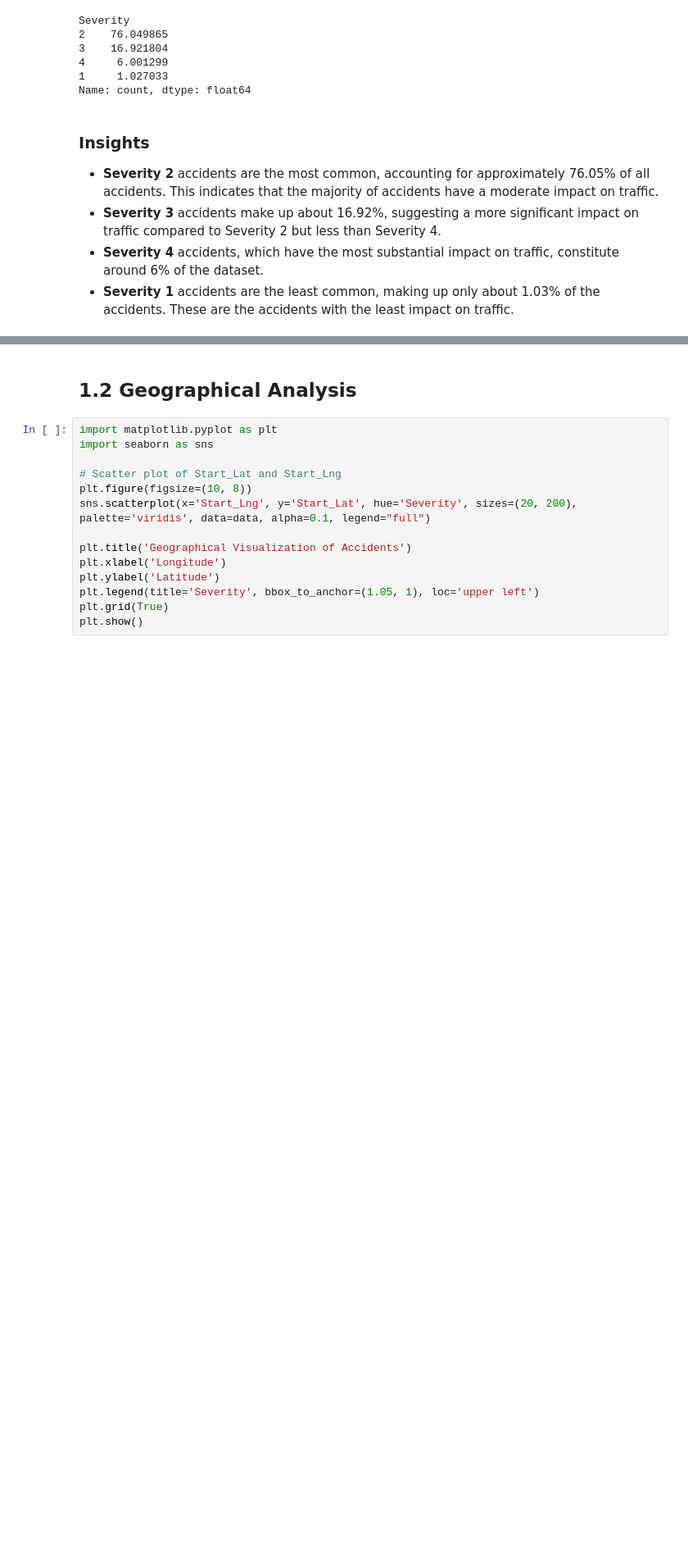
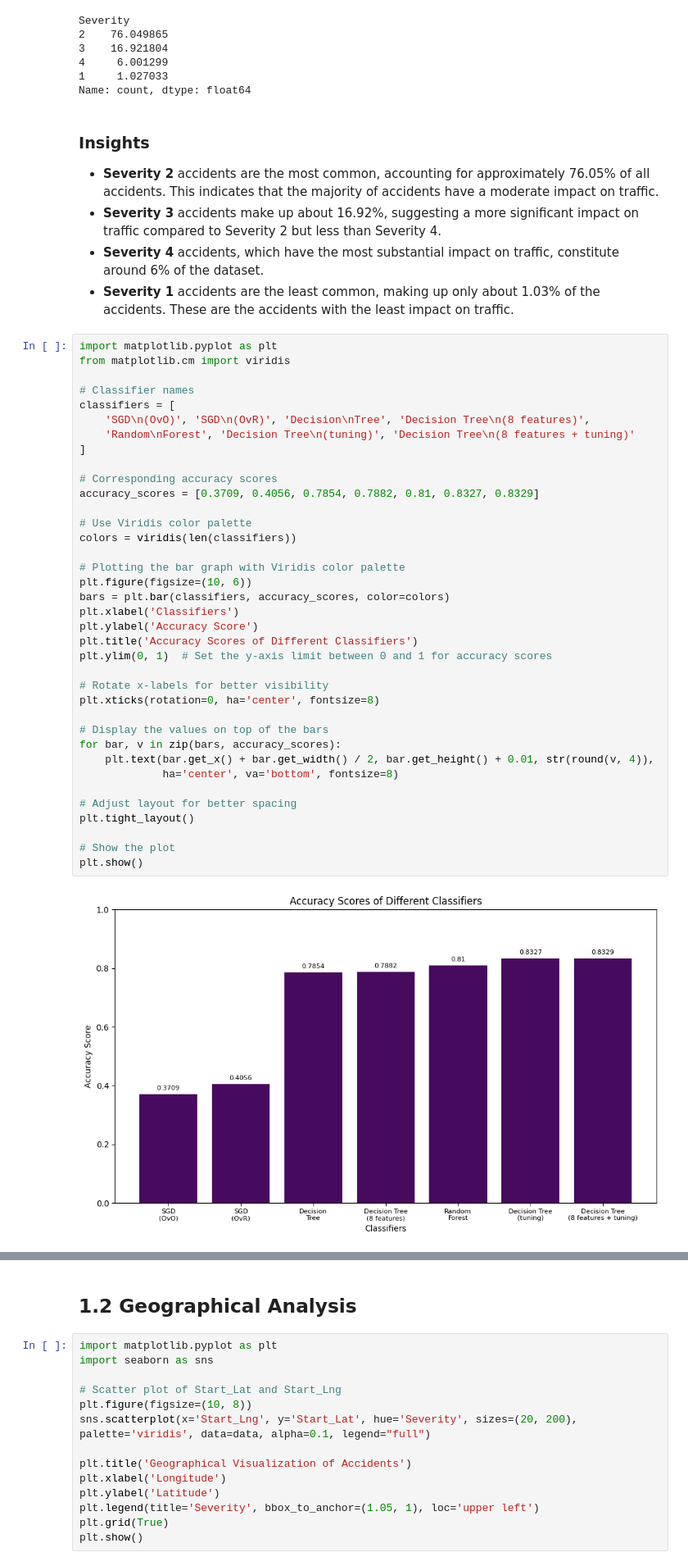
Before and after one commit to aop1/ML-Driving-Accidents, a Jupyter notebook: crash-severity.ipynb, the cells around one changed output, grey strips where cells are left out. Shown at 82% size. Saved outputs shown, nothing was run; the diff lists cells and outputs as text; blank space fills up the shorter version.

```diff
--- a/crash-severity.ipynb
+++ b/crash-severity.ipynb
@@ -587,3 +1292,42 @@ Name: count, dtype: float64
 * **Severity 3** accidents make up about 16.92%, suggesting a more significant impact on traffic compared to Severity 2 but less than Severity 4.
 * **Severity 4** accidents, which have the most substantial impact on traffic, constitute around 6% of the dataset.
 * **Severity 1** accidents are the least common, making up only about 1.03% of the accidents. These are the accidents with the least impact on traffic.
+# %%
+import matplotlib.pyplot as plt
+from matplotlib.cm import viridis
+
+# Classifier names
+classifiers = [
+    'SGD\n(OvO)', 'SGD\n(OvR)', 'Decision\nTree', 'Decision Tree\n(8 features)',
+    'Random\nForest', 'Decision Tree\n(tuning)', 'Decision Tree\n(8 features + tuning)'
+]
+
+# Corresponding accuracy scores
+accuracy_scores = [0.3709, 0.4056, 0.7854, 0.7882, 0.81, 0.8327, 0.8329]
+
+# Use Viridis color palette
+colors = viridis(len(classifiers))
+
+# Plotting the bar graph with Viridis color palette
+plt.figure(figsize=(10, 6))
+bars = plt.bar(classifiers, accuracy_scores, color=colors)
+plt.xlabel('Classifiers')
+plt.ylabel('Accuracy Score')
+plt.title('Accuracy Scores of Different Classifiers')
+plt.ylim(0, 1)  # Set the y-axis limit between 0 and 1 for accuracy scores
+
+# Rotate x-labels for better visibility
+plt.xticks(rotation=0, ha='center', fontsize=8)
+
+# Display the values on top of the bars
+for bar, v in zip(bars, accuracy_scores):
+    plt.text(bar.get_x() + bar.get_width() / 2, bar.get_height() + 0.01, str(round(v, 4)),
+             ha='center', va='bottom', fontsize=8)
+
+# Adjust layout for better spacing
+plt.tight_layout()
+
+# Show the plot
+plt.show()
+# %% [output]
+[figure, added]
```
Also changed, not shown: parts of 47 cells of this notebook.
